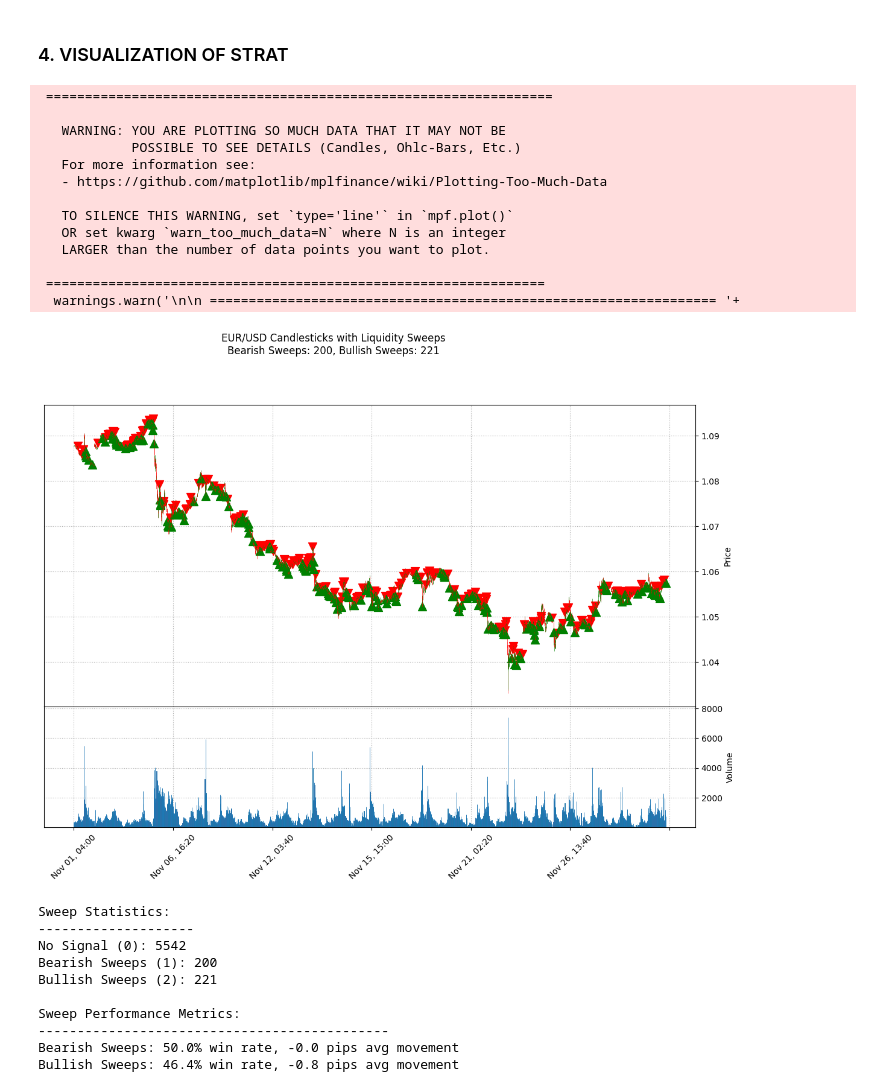
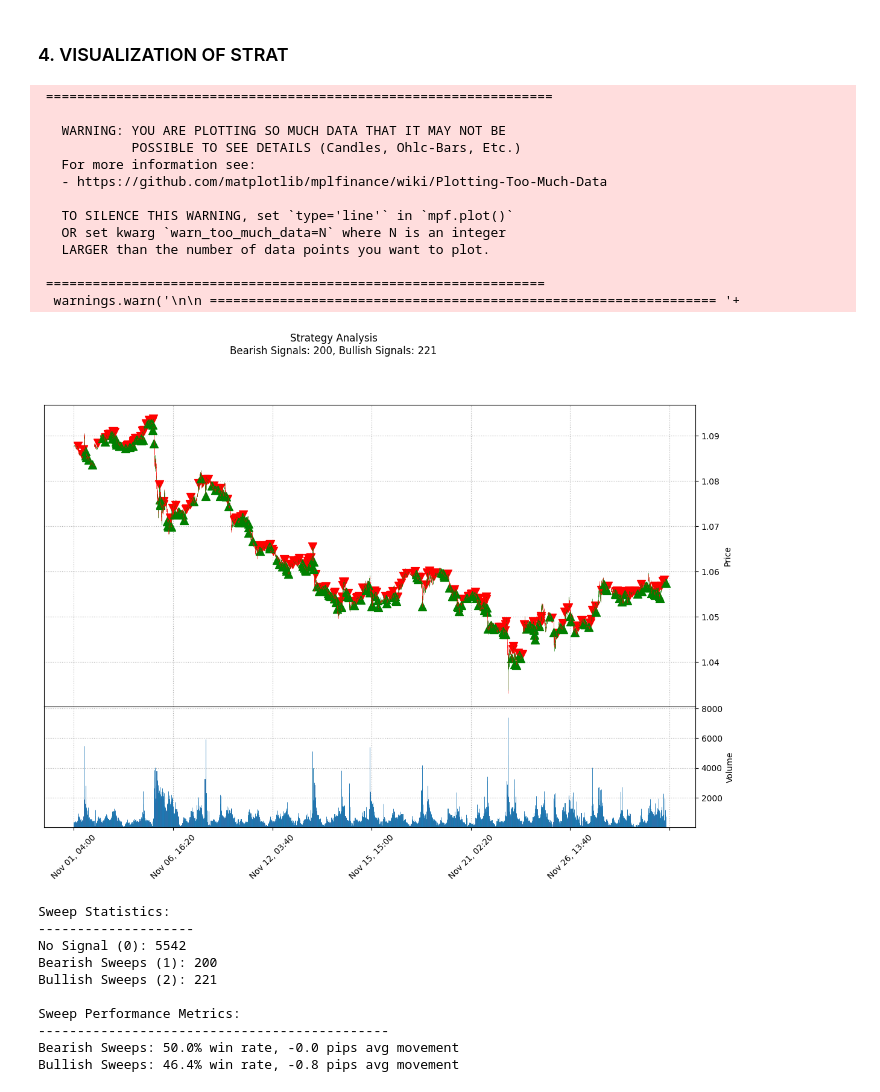
Before and after one commit to rikhildamarla/quant_test1, a Jupyter notebook: strat-visualizer.ipynb, the cells around one changed output. Cells and saved outputs as stored; diff of their text form; code cells hidden in the pictures.

```diff
--- a/strat-visualizer.ipynb
+++ b/strat-visualizer.ipynb
@@ -214,12 +214,26 @@ import matplotlib.pyplot as plt
 import mplfinance as mpf
 import numpy as np
 
-def plot_candlestick_sweeps(data):
+def plot_signals(data, title_prefix="Strategy Analysis", marker_params=None):
+    """
+    Generic plotter for any strategy signals
 
+    Parameters:
+    data (DataFrame): DataFrame with OHLCV data and 'signal' column
+    title_prefix (str): Prefix for the chart title
+    marker_params (dict): Optional custom marker parameters like:
+        {
+            'bearish': {'marker': 'v', 'color': 'red', 'size': 100},
+            'bullish': {'marker': '^', 'color': 'green', 'size': 100}
+        }
     """
-    Plot candlestick chart with improved sweep markers
-    """
+    if marker_params is None:
+        marker_params = {
+            'bearish': {'marker': 'v', 'color': 'red', 'size': 100},
+            'bullish': {'marker': '^', 'color': 'green', 'size': 100}
+        }
 
+    data = data.copy()
     data['Time'] = pd.to_datetime(data['Time'])
     data = data.set_index('Time')
 
@@ -227,16 +241,20 @@ def plot_candlestick_sweeps(data):
     bearish_data = pd.Series(index=data.index, data=np.nan)
     bullish_data = pd.Series(index=data.index, data=np.nan)
 
-    # Fill in marker points at the start of sweep zones
+    # Fill in marker points
     bearish_data[data['signal'] == 1] = data['High'][data['signal'] == 1]
     bullish_data[data['signal'] == 2] = data['Low'][data['signal'] == 2]
 
     # Create plot with markers
     apdict = [
-        mpf.make_addplot(bearish_data, type='scatter', marker='v',
-                        markersize=100, color='red'),
-        mpf.make_addplot(bullish_data, type='scatter', marker='^',
-                        markersize=100, color='green')
+        mpf.make_addplot(bearish_data, type='scatter',
+                        marker=marker_params['bearish']['marker'],
+                        markersize=marker_params['bearish']['size'],
+                        color=marker_params['bearish']['color']),
+        mpf.make_addplot(bullish_data, type='scatter',
+                        marker=marker_params['bullish']['marker'],
+                        markersize=marker_params['bullish']['size'],
+                        color=marker_params['bullish']['color'])
     ]
 
     # Style configuration
@@ -252,11 +270,11 @@ def plot_candlestick_sweeps(data):
         y_on_right=True
     )
 
-    # Create the figure with title showing sweep counts
-    sweep_counts = data['signal'].value_counts()
-    bearish_count = sweep_counts.get(1, 0)
-    bullish_count = sweep_counts.get(2, 0)
-    title = f'EUR/USD Candlesticks with Liquidity Sweeps\nBearish Sweeps: {bearish_count}, Bullish Sweeps: {bullish_count}'
+    # Create title with signal counts
+    signal_counts = data['signal'].value_counts()
+    bearish_count = signal_counts.get(1, 0)
+    bullish_count = signal_counts.get(2, 0)
+    title = f'{title_prefix}\nBearish Signals: {bearish_count}, Bullish Signals: {bullish_count}'
 
     fig, axes = mpf.plot(
         data,
@@ -272,8 +290,9 @@ def plot_candlestick_sweeps(data):
     plt.tight_layout()
     return fig, axes
 
+
 # Create the plot
-fig, axes = plot_candlestick_sweeps(data)
+fig, axes = plot_signals(data)
 plt.show()
 
 # Print statistics
@@ -312,34 +331,34 @@ def calculate_sweep_metrics(data, periods=5):
 
     return movements, wins, total
 
 movements, wins, total = calculate_sweep_metrics(data)
 
 print("\nSweep Performance Metrics:")
 print("-" * 45)
 if total['Bearish'] > 0:
     win_rate_bearish = (wins['Bearish'] / total['Bearish']) * 100
     avg_move_bearish = np.mean(movements['Bearish'])
     print(f"Bearish Sweeps: {win_rate_bearish:.1f}% win rate, {avg_move_bearish:.1f} pips avg movement")
 
 if total['Bullish'] > 0:
     win_rate_bullish = (wins['Bullish'] / total['Bullish']) * 100
     avg_move_bullish = np.mean(movements['Bullish'])
     print(f"Bullish Sweeps: {win_rate_bullish:.1f}% win rate, {avg_move_bullish:.1f} pips avg movement")
 # %% [output]
  =================================================================
 
    WARNING: YOU ARE PLOTTING SO MUCH DATA THAT IT MAY NOT BE
             POSSIBLE TO SEE DETAILS (Candles, Ohlc-Bars, Etc.)
    For more information see:
    - https://github.com/matplotlib/mplfinance/wiki/Plotting-Too-Much-Data
 
    TO SILENCE THIS WARNING, set `type='line'` in `mpf.plot()`
    OR set kwarg `warn_too_much_data=N` where N is an integer
    LARGER than the number of data points you want to plot.
 
  ================================================================
   warnings.warn('\n\n ================================================================= '+
-[figure, old version]
+[figure, new version]
 Sweep Statistics:
 --------------------
 No Signal (0): 5542
```
Also changed, not shown: 3 other files.
